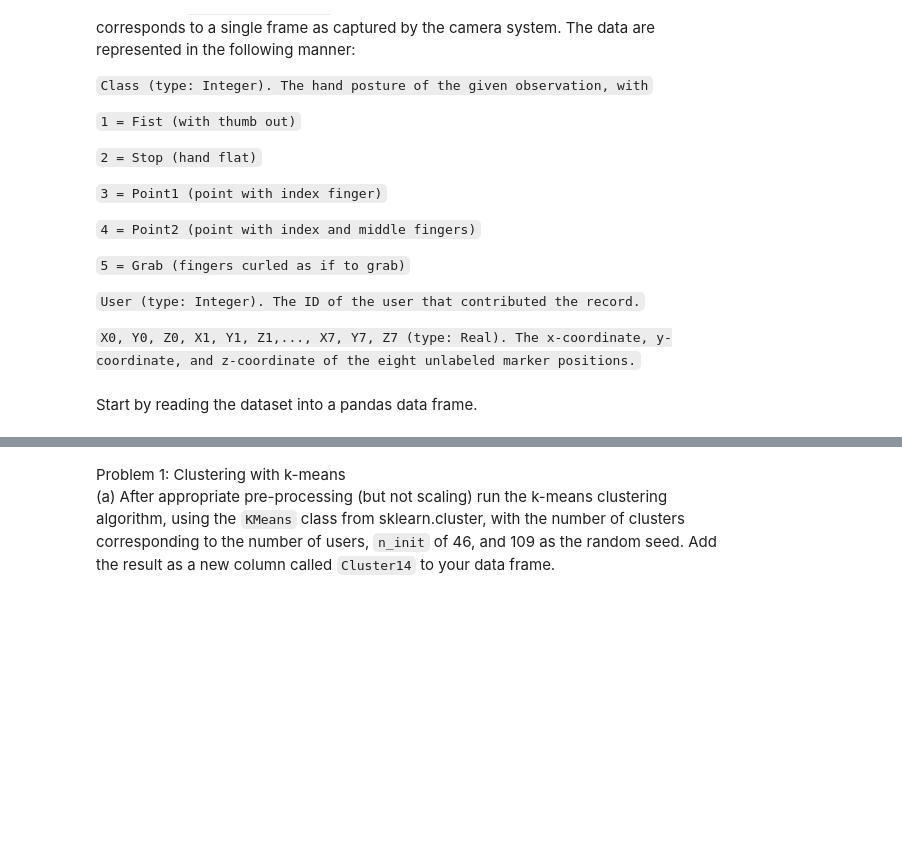
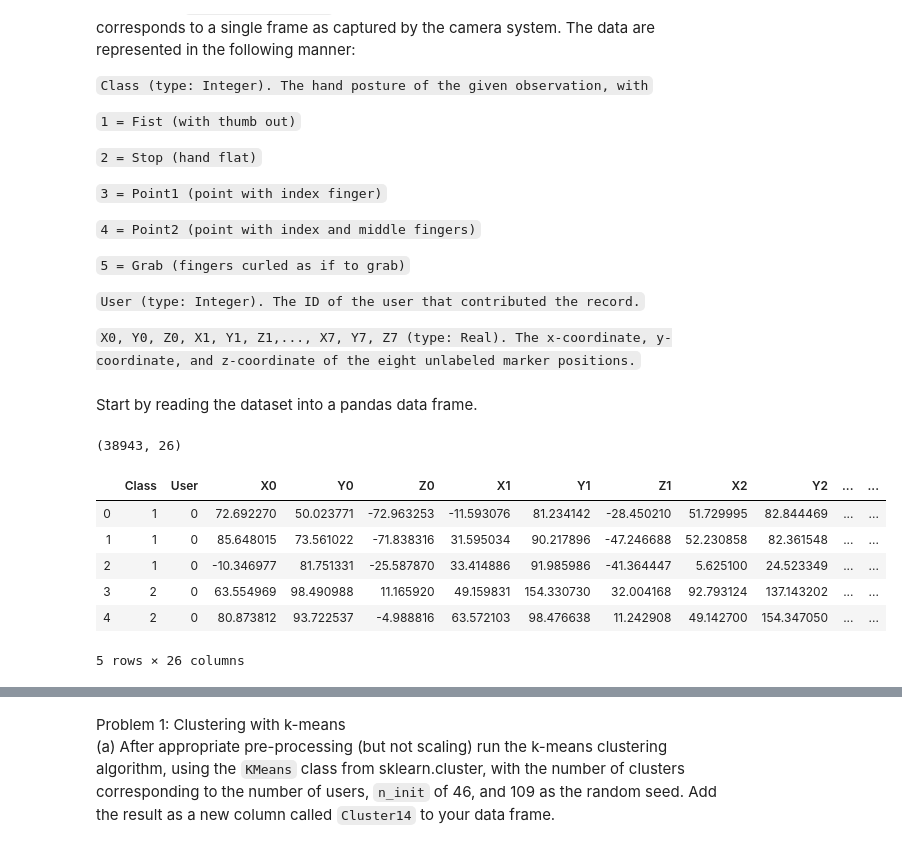
Before and after one commit to gurdeep101/2020-CS109B, a Jupyter notebook: content/homeworks/hw02/notebook/cs109b_hw2.ipynb, the cells around one changed output, grey strips where cells are left out. Cells and saved outputs as stored; diff of their text form; code cells hidden in the pictures; blank space fills up the shorter version.

```diff
--- a/content/homeworks/hw02/notebook/cs109b_hw2.ipynb
+++ b/content/homeworks/hw02/notebook/cs109b_hw2.ipynb
@@ -78,0 +77,13 @@ Start by reading the dataset into a pandas data frame.
+# %%
+handy = pd.read_csv("../data/postures_clean.csv")
+print(handy.shape)
+handy.head()
+# %% [output]
+(38943, 26)
+|  | Class | User | X0 | Y0 | Z0 | X1 | Y1 | Z1 | X2 | Y2 | ... | ... |
+| 0 | 1 | 0 | 72.692270 | 50.023771 | -72.963253 | -11.593076 | 81.234142 | -28.450210 | 51.729995 | 82.844469 | ... | ... |
+| 1 | 1 | 0 | 85.648015 | 73.561022 | -71.838316 | 31.595034 | 90.217896 | -47.246688 | 52.230858 | 82.361548 | ... | ... |
+| 2 | 1 | 0 | -10.346977 | 81.751331 | -25.587870 | 33.414886 | 91.985986 | -41.364447 | 5.625100 | 24.523349 | ... | ... |
+| 3 | 2 | 0 | 63.554969 | 98.490988 | 11.165920 | 49.159831 | 154.330730 | 32.004168 | 92.793124 | 137.143202 | ... | ... |
+| 4 | 2 | 0 | 80.873812 | 93.722537 | -4.988816 | 63.572103 | 98.476638 | 11.242908 | 49.142700 | 154.347050 | ... | ... |
+5 rows × 26 columns
```
Also changed, not shown: parts of 8 cells of this notebook.
